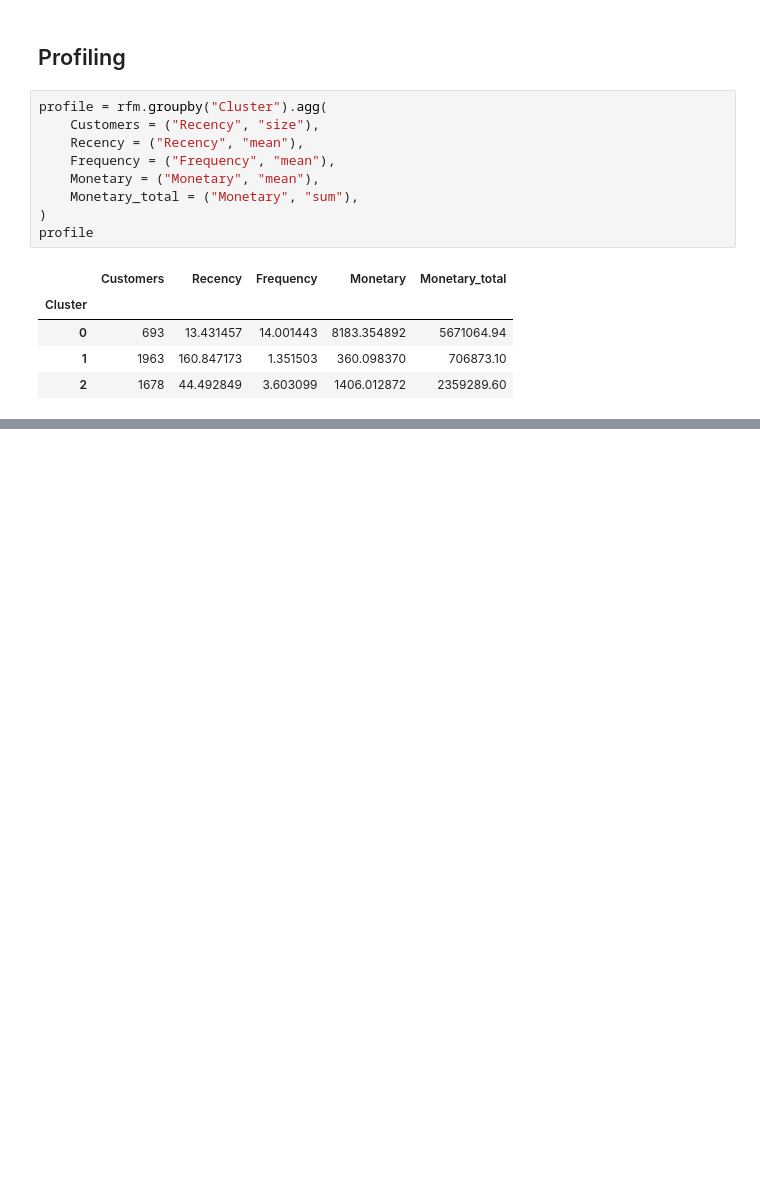
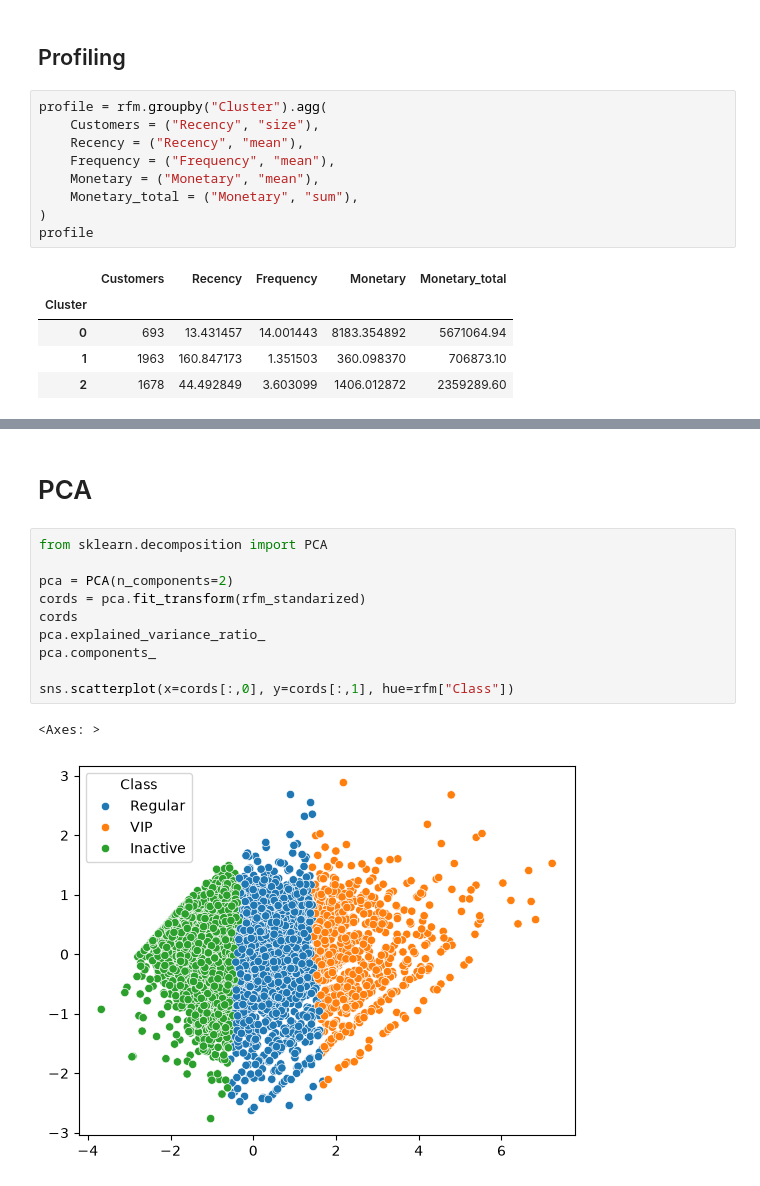
Before and after one commit to youssef-boudouar/cartSense, a Jupyter notebook: notebook/cartSense.ipynb, the cells around one changed output, grey strips where cells are left out. Cells and saved outputs as stored; diff of their text form; blank space fills up the shorter version.

Commit message:
feat: add segment profiling and PCA visualization

```diff
--- a/notebook/cartSense.ipynb
+++ b/notebook/cartSense.ipynb
@@ -257 +257,16 @@ rfm
 4334 rows × 6 columns
+# %% [markdown]
+# PCA
+# %%
+from sklearn.decomposition import PCA
+
+pca = PCA(n_components=2)
+cords = pca.fit_transform(rfm_standarized)
+cords
+pca.explained_variance_ratio_
+pca.components_
+
+sns.scatterplot(x=cords[:,0], y=cords[:,1], hue=rfm["Class"])
+# %% [output]
+<Axes: >
+[figure, added]
```
Also changed, not shown: parts of 2 cells of this notebook.
